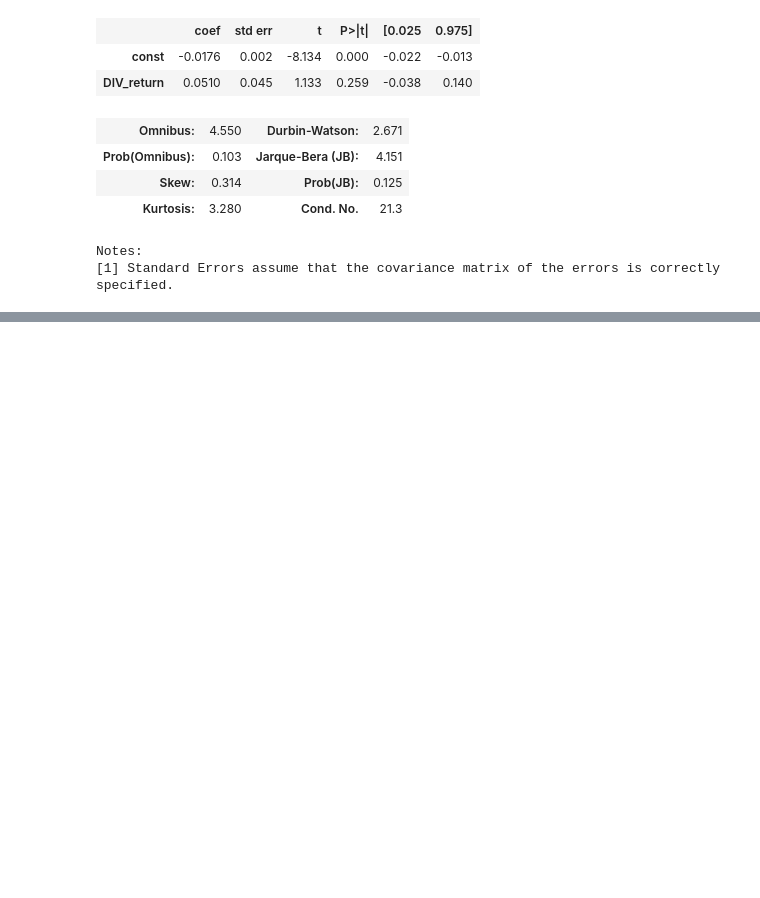
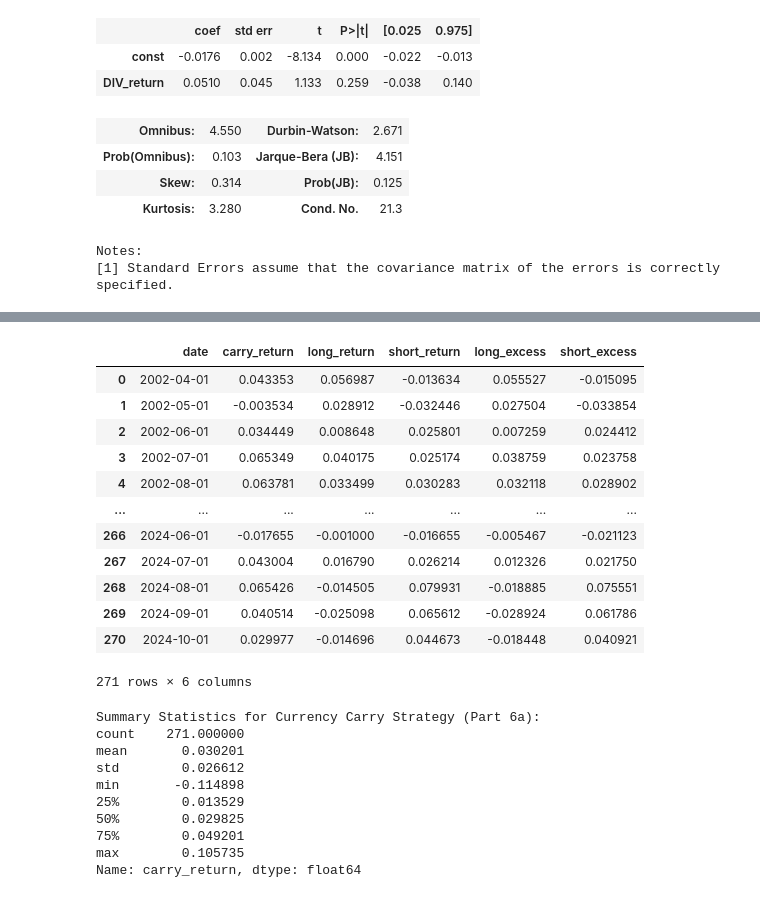
Before and after one commit to pherb127/Investments-Data, a Jupyter notebook: Investments.ipynb, the cells around one changed output, grey strips where cells are left out. Saved outputs shown, nothing was run; the diff lists cells and outputs as text; code cells hidden in the pictures; blank space fills up the shorter version.

```diff
--- a/Investments.ipynb
+++ b/Investments.ipynb
@@ -1494,0 +1570,29 @@ Notes:
+# %%
+# Display head and describe performance
+display(carry_strategy_df)
+print("\nSummary Statistics for Currency Carry Strategy (Part 6a):")
+print(carry_strategy_df['carry_return'].describe())
+# %% [output]
+|  | date | carry_return | long_return | short_return | long_excess | short_excess |
+| 0 | 2002-04-01 | 0.043353 | 0.056987 | -0.013634 | 0.055527 | -0.015095 |
+| 1 | 2002-05-01 | -0.003534 | 0.028912 | -0.032446 | 0.027504 | -0.033854 |
+| 2 | 2002-06-01 | 0.034449 | 0.008648 | 0.025801 | 0.007259 | 0.024412 |
+| 3 | 2002-07-01 | 0.065349 | 0.040175 | 0.025174 | 0.038759 | 0.023758 |
+| 4 | 2002-08-01 | 0.063781 | 0.033499 | 0.030283 | 0.032118 | 0.028902 |
+| ... | ... | ... | ... | ... | ... | ... |
+| 266 | 2024-06-01 | -0.017655 | -0.001000 | -0.016655 | -0.005467 | -0.021123 |
+| 267 | 2024-07-01 | 0.043004 | 0.016790 | 0.026214 | 0.012326 | 0.021750 |
+| 268 | 2024-08-01 | 0.065426 | -0.014505 | 0.079931 | -0.018885 | 0.075551 |
+| 269 | 2024-09-01 | 0.040514 | -0.025098 | 0.065612 | -0.028924 | 0.061786 |
+| 270 | 2024-10-01 | 0.029977 | -0.014696 | 0.044673 | -0.018448 | 0.040921 |
+271 rows × 6 columns
+Summary Statistics for Currency Carry Strategy (Part 6a):
+count    271.000000
+mean       0.030201
+std        0.026612
+min       -0.114898
+25%        0.013529
+50%        0.029825
+75%        0.049201
+max        0.105735
+Name: carry_return, dtype: float64
```
Also changed, not shown: parts of 9 cells of this notebook.
